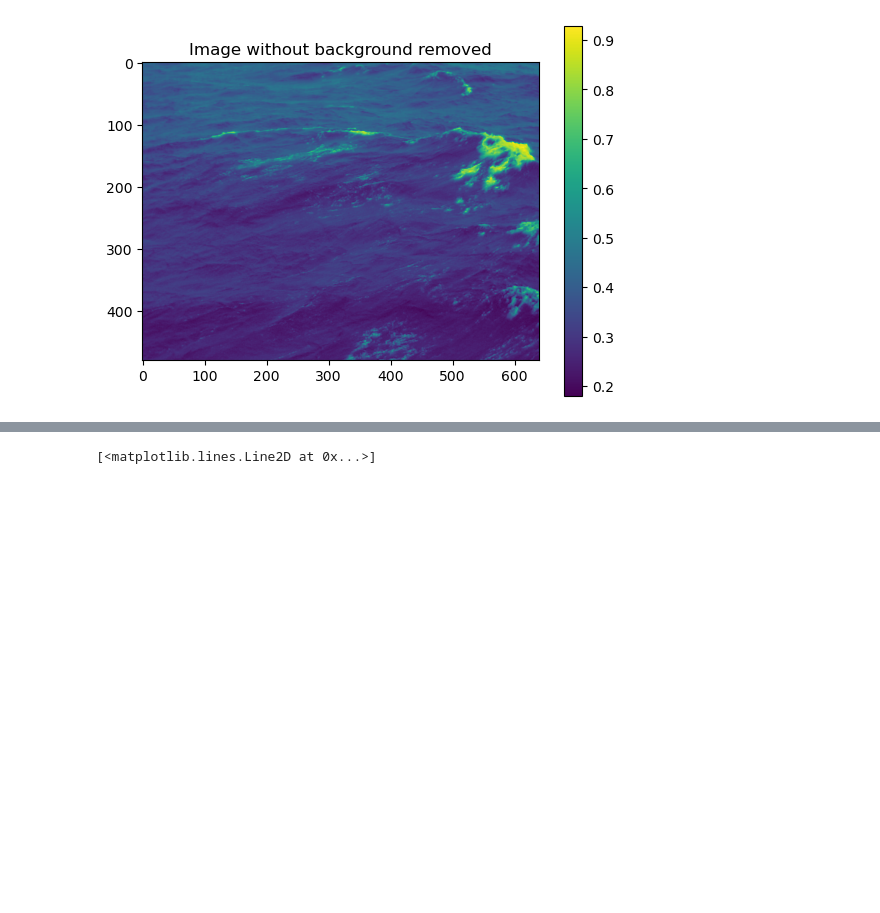
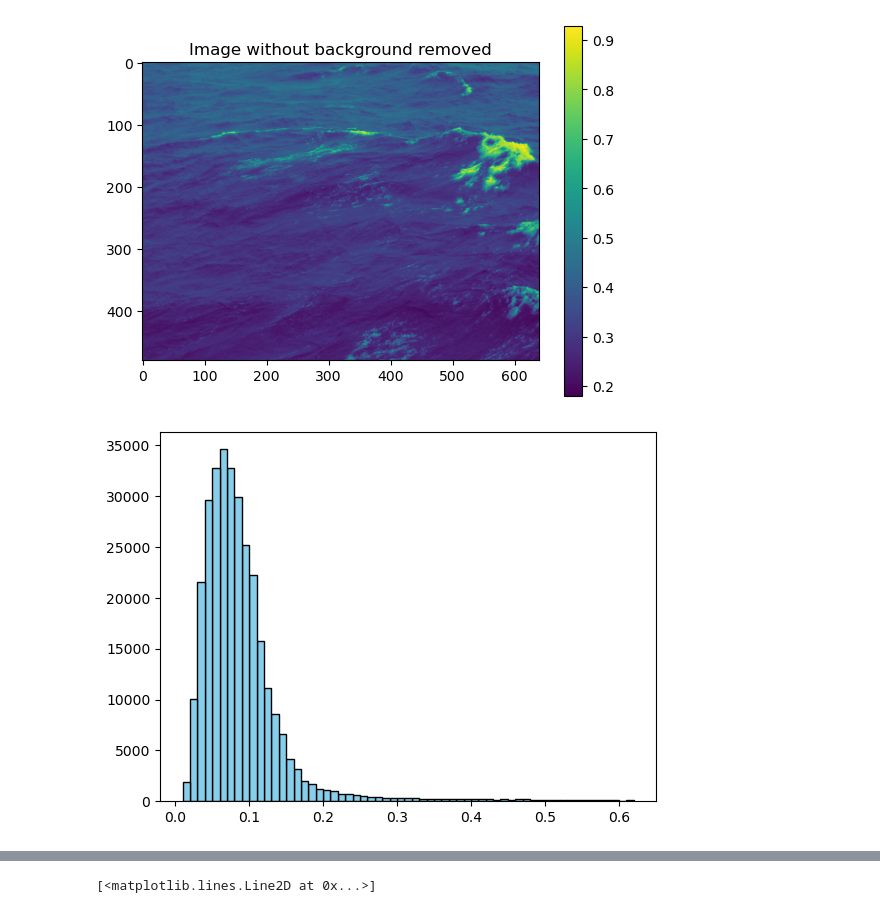
Before and after one commit to irene146/whitecaps, a Jupyter notebook: v1.1.ipynb, the cells around one changed output, grey strips where cells are left out. Saved outputs shown, nothing was run; the diff lists cells and outputs as text; code cells hidden in the pictures; blank space fills up the shorter version.

```diff
--- a/v1.1.ipynb
+++ b/v1.1.ipynb
@@ -84,3 +81,8 @@ plt.show()
+# %%
+plt.bar(bin_edges_reversed[:-1], hist_reversed, width=np.diff(bin_edges), edgecolor='black', align='edge', color='skyblue')
+plt.show()
+# %% [output]
+[figure, added]
 # %%
 pip = np.diff(cumulative_sum)/(cumulative_sum [1:]) #likely something wrong with this line
 # %%
```
Also changed, not shown: parts of 2 cells of this notebook, 1 other file.
